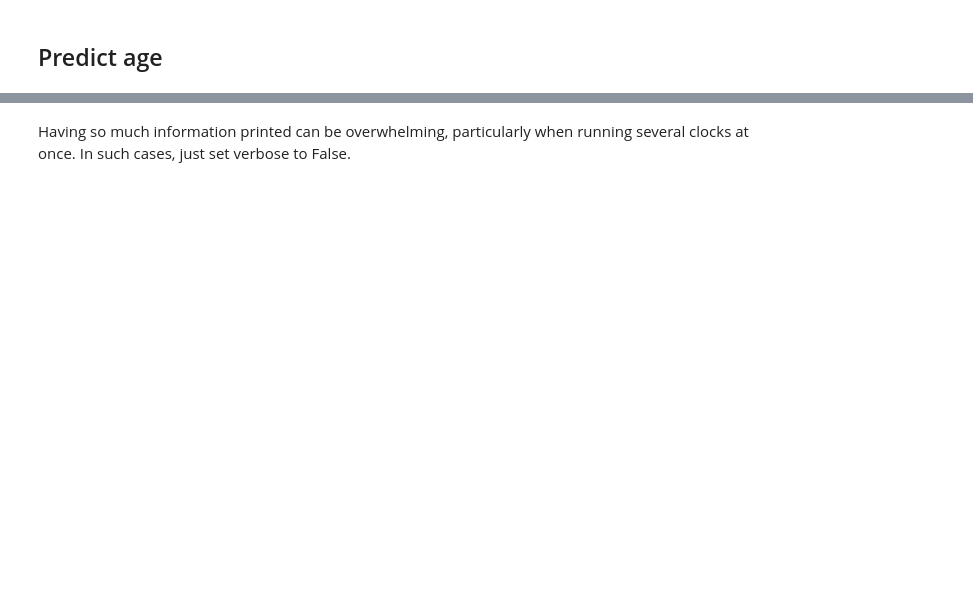
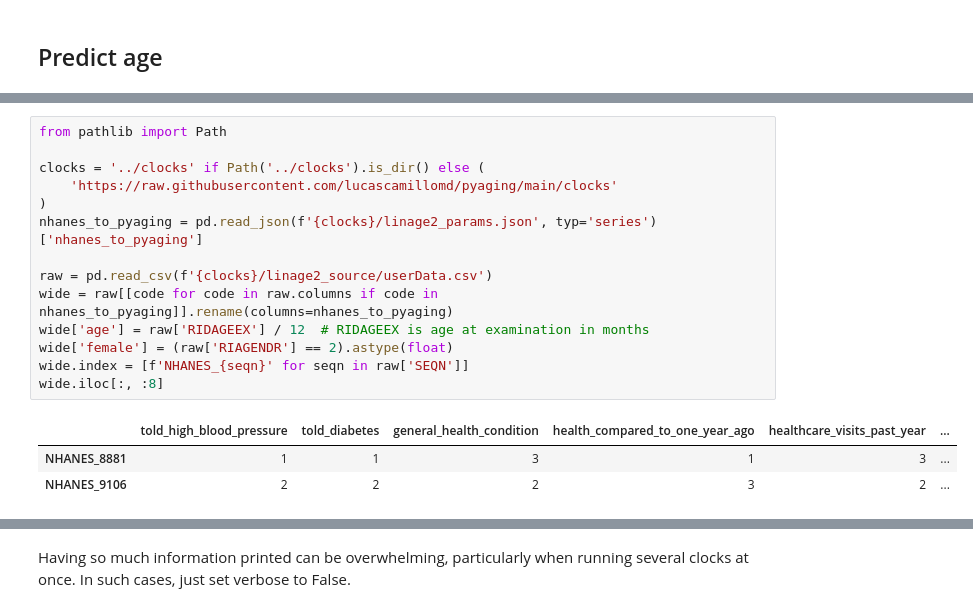
Before and after one commit to lucascamillomd/pyaging, a Jupyter notebook: tutorials/tutorial_bloodchemistry.ipynb, the cells around one changed output, grey strips where cells are left out. Cells and saved outputs as stored; diff of their text form; blank space fills up the shorter version.

```diff
--- a/tutorials/tutorial_bloodchemistry.ipynb
+++ b/tutorials/tutorial_bloodchemistry.ipynb
@@ -64,0 +118,18 @@ adata.obs.head()
+# %%
+from pathlib import Path
+
+clocks = '../clocks' if Path('../clocks').is_dir() else (
+    'https://raw.githubusercontent.com/lucascamillomd/pyaging/main/clocks'
+)
+nhanes_to_pyaging = pd.read_json(f'{clocks}/linage2_params.json', typ='series')['nhanes_to_pyaging']
+
+raw = pd.read_csv(f'{clocks}/linage2_source/userData.csv')
+wide = raw[[code for code in raw.columns if code in nhanes_to_pyaging]].rename(columns=nhanes_to_pyaging)
+wide['age'] = raw['RIDAGEEX'] / 12  # RIDAGEEX is age at examination in months
+wide['female'] = (raw['RIAGENDR'] == 2).astype(float)
+wide.index = [f'NHANES_{seqn}' for seqn in raw['SEQN']]
+wide.iloc[:, :8]
+# %% [output]
+|  | told_high_blood_pressure | told_diabetes | general_health_condition | health_compared_to_one_year_ago | healthcare_visits_past_year | ... |
+| NHANES_8881 | 1 | 1 | 3 | 1 | 3 | ... |
+| NHANES_9106 | 2 | 2 | 2 | 3 | 2 | ... |
```
Also changed, not shown: parts of 35 cells of this notebook, 4 other files.
